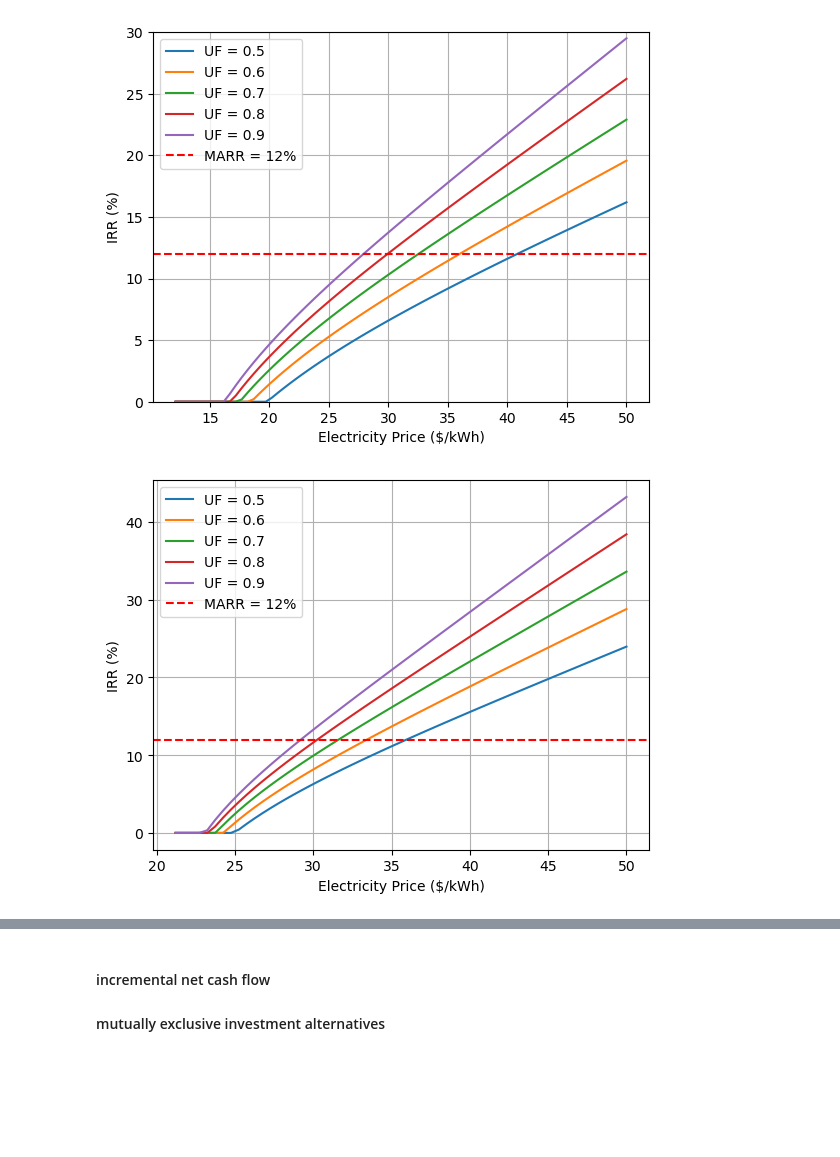
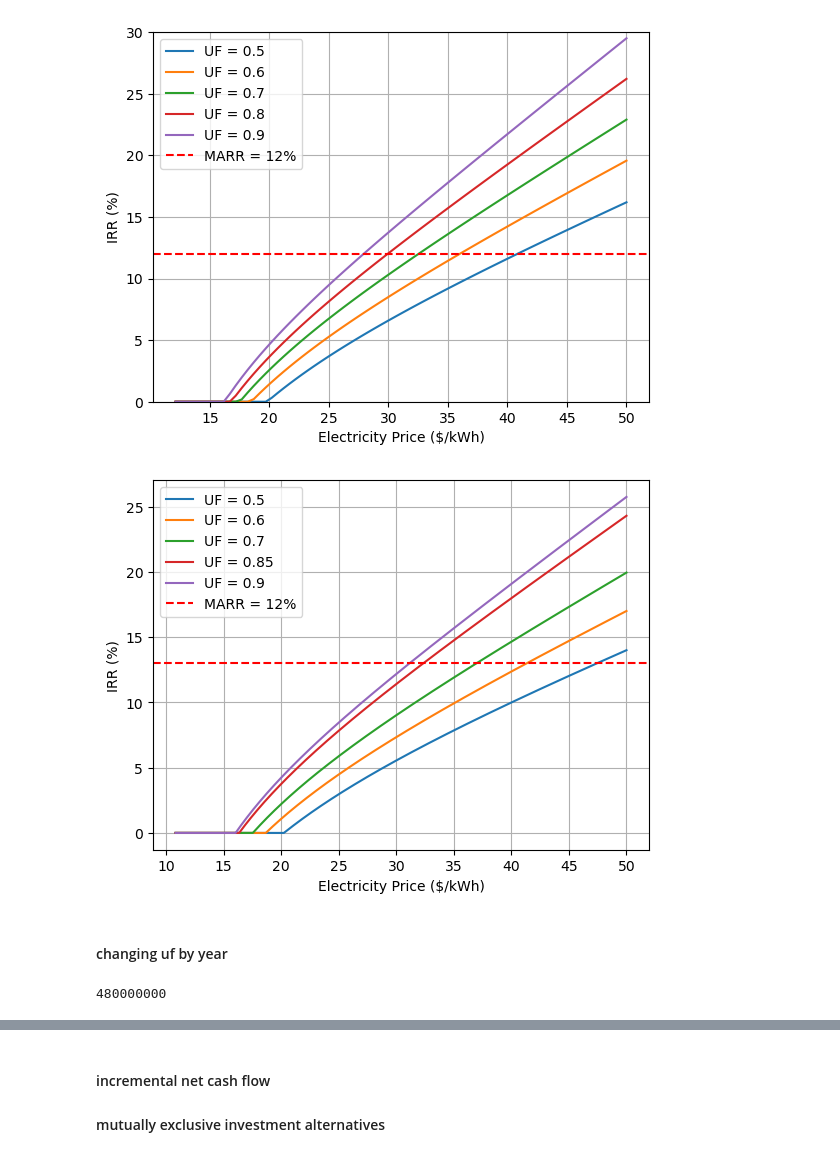
Before and after one commit to SaM-92/Optimisation-openai, a Jupyter notebook: notebook1_generation_cap.ipynb, the cells around one changed output, grey strips where cells are left out. Drawn from its saved outputs; the diff is of its cells as text; code cells hidden in the pictures; blank space fills up the shorter version.

```diff
--- a/notebook1_generation_cap.ipynb
+++ b/notebook1_generation_cap.ipynb
@@ -74,17 +78,17 @@ The Internal Rate of Return (IRR) is: 13.578504268341728%
 #inputs
 
 input_data = {
-    "Investment Cost": {"value": 533, "unit": "$/kW"},
+    "Investment Cost": {"value": 1200, "unit": "$/kW"},
     "Expected plant life": {"value": 30, "unit": "years"},
-    "Heat rate at rated output": {"value": 6927, "unit": "Btu/kWh"},
-    "Expected fuel cost": {"value": 3, "unit": "$/Mbtu"},
-    "Capacity": {"value": 500, "unit": "MW"}
+    "Heat rate at rated output": {"value": 9800, "unit": "Btu/kWh"},
+    "Expected fuel cost": {"value": 1.10, "unit": "$/Mbtu"},
+    "Capacity": {"value": 400, "unit": "MW"}
 }
 
 
 # Assumptions
-uf=0.8 # utilisation factor (%)
-elec_price=32 #energy sell price ($/MWh)
+uf=0.85 # utilisation factor (%)
+elec_price=31 #energy sell price ($/MWh)
 
 
 # calculations
@@ -286,40 +267,51 @@ def calculate_and_plot(input_data, elec_prices, ufs,MARR):
             df_to_append = pd.DataFrame([{"elec_price": elec_price, "uf": uf, "IRR": irr_percent}], columns=["elec_price", "uf", "IRR"])
             df = pd.concat([df, df_to_append], ignore_index=True)
 
     # Plot the IRR for each utilization factor
     for uf in ufs:
         df_uf = df[df["uf"] == uf]
         plt.plot(df_uf["elec_price"], df_uf["IRR"], label=f"UF = {uf}")
 
     # Set the y-axis limit
     #plt.ylim(0, 30)
 
     # Add a grid
     plt.grid(True)
 
     # Add a horizontal line for the MARR
     plt.axhline(y=MARR, color='r', linestyle='--', label="MARR = 12%")
 
     plt.xlabel("Electricity Price ($/kWh)")
     plt.ylabel("IRR (%)")
     plt.legend()
     plt.show()
+    return df
 
-# Define the input data
 input_data = {
-    "Investment Cost": {"value": 533, "unit": "$/kW"},
+    "Investment Cost": {"value": 1200, "unit": "$/kW"},
     "Expected plant life": {"value": 30, "unit": "years"},
-    "Heat rate at rated output": {"value": 6927, "unit": "Btu/kWh"},
-    "Expected fuel cost": {"value": 3, "unit": "$/Mbtu"},
-    "Capacity": {"value": 500, "unit": "MW"}
+    "Heat rate at rated output": {"value": 9800, "unit": "Btu/kWh"},
+    "Expected fuel cost": {"value": 1.10, "unit": "$/Mbtu"},
+    "Capacity": {"value": 400, "unit": "MW"}
 }
 
 
+# Assumptions
+uf=0.85 # utilisation factor (%)
+elec_price=31 #energy sell price ($/MWh)
+
+
 # Define the range of electricity prices and utilization factors
-elec_prices = np.linspace(0, 50, 100)  # replace with your range of electricity prices
-ufs = [0.5, 0.6, 0.7, 0.8, 0.9]  # replace with your range of utilization factors
-MARR=12
+elec_prices = np.linspace(0, 50, 1000)  # replace with your range of electricity prices
+ufs = [0.5, 0.6, 0.7, 0.85, 0.9]  # replace with your range of utilization factors
+MARR=13
 # Call the function
-calculate_and_plot(input_data, elec_prices, ufs, MARR)
+xx=calculate_and_plot(input_data, elec_prices, ufs, MARR)
 # %% [output]
-[figure, old version]
+[figure, new version]
+# %% [markdown]
+#### changing uf by year
+# %%
+investment_cost
+# %% [output]
+480000000
```
Also changed, not shown: parts of 21 cells of this notebook.
